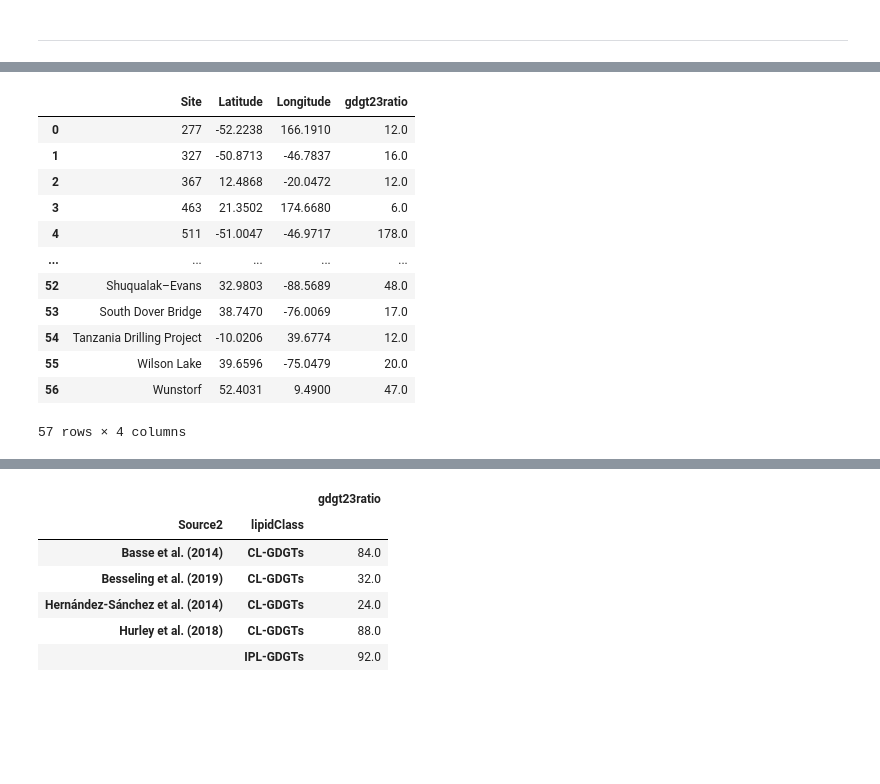
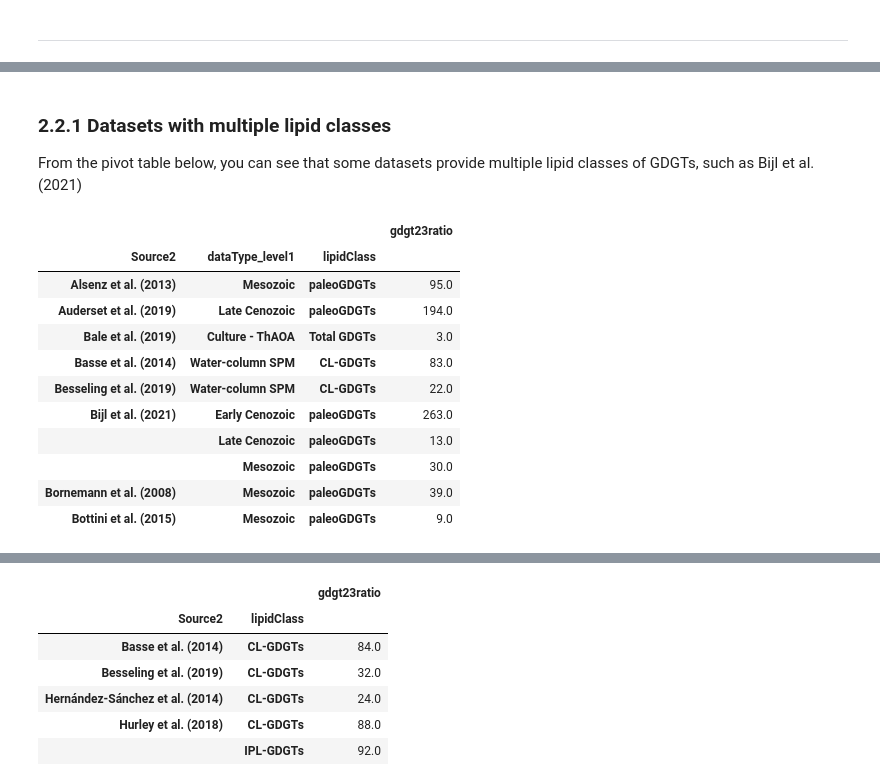
Before and after one commit to PaleoLipidRR/marine-AOA-GDGT-distribution, a Jupyter notebook: PNAS_pythonCodeS1_BeyondTEX86_preprocessing_RR.ipynb, the cells around one changed output, grey strips where cells are left out. Drawn from its saved outputs; the diff is of its cells as text; code cells hidden in the pictures; blank space fills up the shorter version.

```diff
--- a/PNAS_pythonCodeS1_BeyondTEX86_preprocessing_RR.ipynb
+++ b/PNAS_pythonCodeS1_BeyondTEX86_preprocessing_RR.ipynb
@@ -123,0 +332,7 @@ sel_ancientData = df[df.dataType_level0=='Ancient']
+# %%
+pd.set_option('display.max_rows',4,'display.max_columns',10)
+#First, remove rows with too low abundaces
+df2 = df[df.detectionLimit_check=='Pass'][df.duplicate_Datasets=='No']
+df2 = df2.reset_index()
+df2 = df2.drop(columns='index')
+df2
@@ -124,21 +353,21 @@ sel_ancientData = df[df.dataType_level0=='Ancient']
+# %% [markdown]
+### **2.2.1 Datasets with multiple lipid classes**
+
+From the pivot table below, you can see that some datasets provide multiple lipid classes of GDGTs, such as Bijl et al. (2021)
 # %%
 pd.set_option('display.max_rows',10)
-counted_latlon_site = sel_ancientData.pivot_table(values="gdgt23ratio",index=('Site','Latitude','Longitude'),
-                            aggfunc=lambda x:  len(x.unique())
-                           )
-df_counted_latlon_site = pd.DataFrame(counted_latlon_site.to_records())
-df_counted_latlon_site
+pivoted = df2.pivot_table(index=('Source2','dataType_level1','lipidClass'),values='gdgt23ratio',aggfunc=lambda x: len(x.unique()))
+pivoted.head(10)
 # %% [output]
-|  | Site | Latitude | Longitude | gdgt23ratio |
-| 0 | 277 | -52.2238 | 166.1910 | 12.0 |
-| 1 | 327 | -50.8713 | -46.7837 | 16.0 |
-| 2 | 367 | 12.4868 | -20.0472 | 12.0 |
-| 3 | 463 | 21.3502 | 174.6680 | 6.0 |
-| 4 | 511 | -51.0047 | -46.9717 | 178.0 |
-| ... | ... | ... | ... | ... |
-| 52 | Shuqualak–Evans | 32.9803 | -88.5689 | 48.0 |
-| 53 | South Dover Bridge | 38.7470 | -76.0069 | 17.0 |
-| 54 | Tanzania Drilling Project | -10.0206 | 39.6774 | 12.0 |
-| 55 | Wilson Lake | 39.6596 | -75.0479 | 20.0 |
-| 56 | Wunstorf | 52.4031 | 9.4900 | 47.0 |
+|  |  |  | gdgt23ratio |
+| Source2 | dataType_level1 | lipidClass |  |
+| Alsenz et al. (2013) | Mesozoic | paleoGDGTs | 95.0 |
+| Auderset et al. (2019) | Late Cenozoic | paleoGDGTs | 194.0 |
+| Bale et al. (2019) | Culture - ThAOA | Total GDGTs | 3.0 |
+| Basse et al. (2014) | Water-column SPM | CL-GDGTs | 83.0 |
+| Besseling et al. (2019) | Water-column SPM | CL-GDGTs | 22.0 |
+| Bijl et al. (2021) | Early Cenozoic | paleoGDGTs | 263.0 |
+|  | Late Cenozoic | paleoGDGTs | 13.0 |
+|  | Mesozoic | paleoGDGTs | 30.0 |
+| Bornemann et al. (2008) | Mesozoic | paleoGDGTs | 39.0 |
+| Bottini et al. (2015) | Mesozoic | paleoGDGTs | 9.0 |
-57 rows × 4 columns
```
Also changed, not shown: parts of 48 cells of this notebook.
